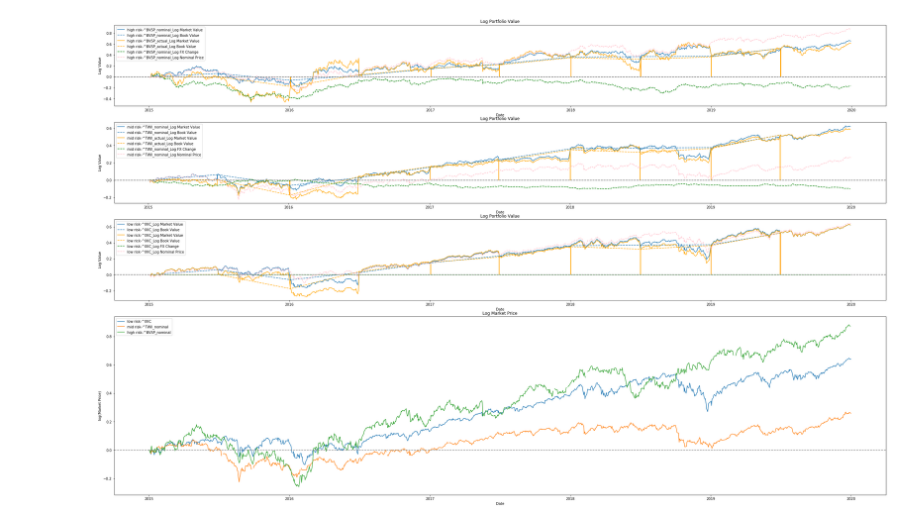
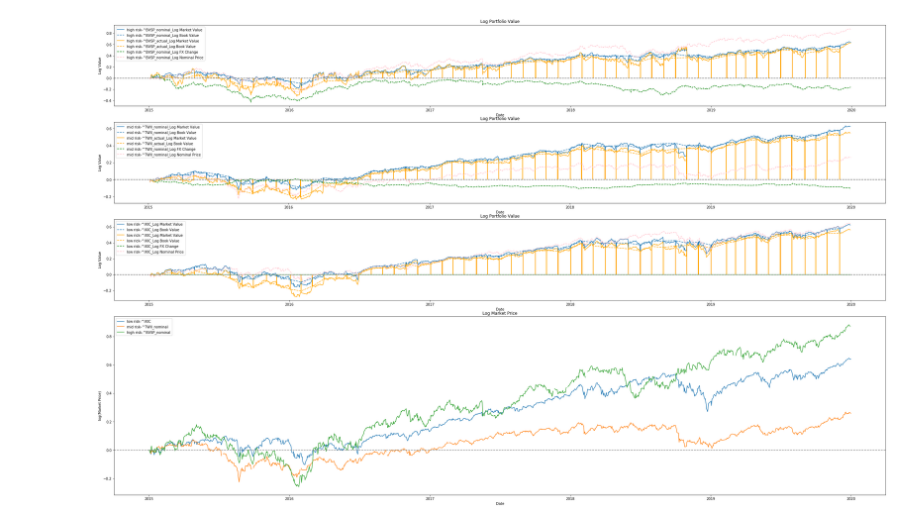
Before and after one commit to lzcaisg/reinforcement_trader, a Jupyter notebook: 0311 - MODULES Plot Rebalancing.ipynb, the cells around one changed output. Drawn from its saved outputs; the diff is of its cells as text; code cells hidden in the pictures.

```diff
--- a/0311 - MODULES Plot Rebalancing.ipynb
+++ b/0311 - MODULES Plot Rebalancing.ipynb
@@ -162,11 +162,11 @@ def plot_rebalance_record(nominal_price_result, actual_price_result, market_pric
 # %%
 import pickle
 
 tmp = pickle.load(open("0306-currency adjusted rebalance record.out", "rb"))
-nominal_price_result = tmp[0][1] # Six Months
-actual_price_result = tmp[1][1]
+nominal_price_result = tmp[0][3] # Six Months
+actual_price_result = tmp[1][3]
 price_df_list = pickle.load(open("0306-adjusted market prices.out", "rb"))
 
 plot_rebalance_record(nominal_price_result, actual_price_result, price_df_list)
 # %% [output]
-[figure, old version]
+[figure, new version]
```
Also changed, not shown: parts of 3 cells of this notebook, 42 other files.
